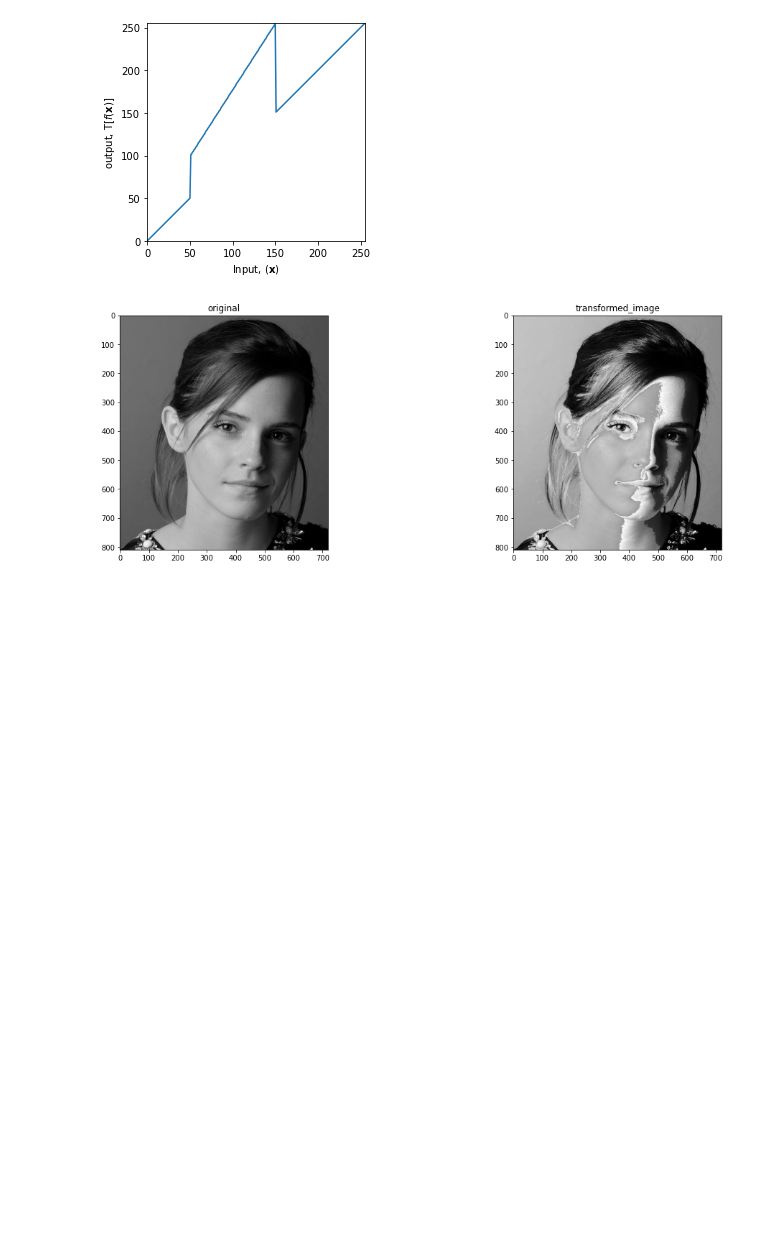
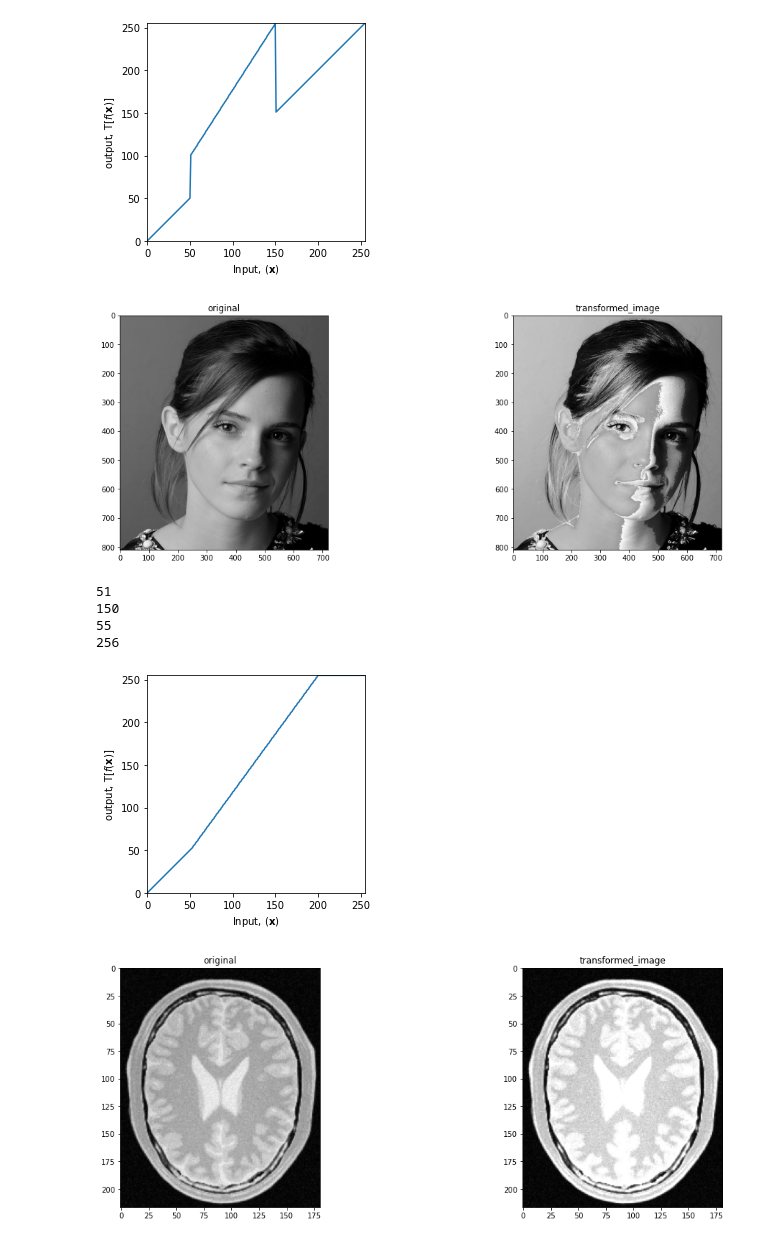
Before and after one commit to DNWidanapathiranage/-Image-Processing-and-Machine-Vision, a Jupyter notebook: Assignment1.ipynb, the cells around one changed output. Saved outputs shown, nothing was run; the diff lists cells and outputs as text; code cells hidden in the pictures; blank space fills up the shorter version.

Commit message:
added question 2

```diff
--- a/Assignment1.ipynb
+++ b/Assignment1.ipynb
@@ -49,3 +49,54 @@ cv.destroyAllWindows()
 256
 [figure]
 [figure]
+# %%
+#question 02
+import cv2 as cv
+import numpy as np
+import matplotlib.pyplot as plt
+# c=np.array([(100,100),(150,150),(150,255),(150,150)])
+t1=np.linspace(0,50,51).astype('uint8')
+# t2=np.linspace(c[0,1]+1,c[1,1],0).astype('uint8')
+t3=np.linspace(51,255,200-50).astype('uint8')
+# t4=np.linspace(c[3,1]+1,c[2,1],0).astype('uint8')
+t5=np.linspace(255,255,255-200).astype('uint8')
+print(len(t1))
+print(len(t3))
+print(len(t5))
+transform=np.concatenate((t1,t3),axis=0).astype('uint8')
+transform=np.concatenate((transform,t5),axis=0).astype('uint8')
+print(len(transform))
+fig,ax=plt.subplots()
+ax.plot(transform)
+ax.set_xlabel(r'Input, $(\mathbf{x})$')
+ax.set_ylabel('output, $\mathrm{T}[f(\mathbf{x})]$')
+ax.set_xlim(0,255)
+ax.set_ylim(0,255)
+ax.set_aspect('equal')
+plt.show()
+img_org= cv.imread(r"C:\Users\User\Desktop\simulation\-Image-Processing-and-Machine-Vision\brain_proton_density_slice.png")
+assert img_org is not None
+fig,ax=plt.subplots(1,2,figsize=(18,6))
+ax[0].imshow(img_org)
+ax[0].set_title('original')
+# ax.plot(transform)
+ax[0].set_aspect('equal')
+assert len(transform) ==256
+img_transformed=cv.LUT(img_org,transform)
+ax[1].imshow(img_transformed)
+ax[1].set_title('transformed_image')
+ax[1].set_aspect('equal')
+assert len(transform) ==256
+cv.namedWindow('Image', cv.WINDOW_AUTOSIZE)
+cv.imshow('Image',img_org)
+cv.waitKey(0)
+cv.imshow('Image',img_transformed)
+cv.waitKey(0)
+cv.destroyAllWindows()
+# %% [output]
+51
+150
+55
+256
+[figure, added]
+[figure, added]
```
Also changed, not shown: parts of 1 cell of this notebook.
